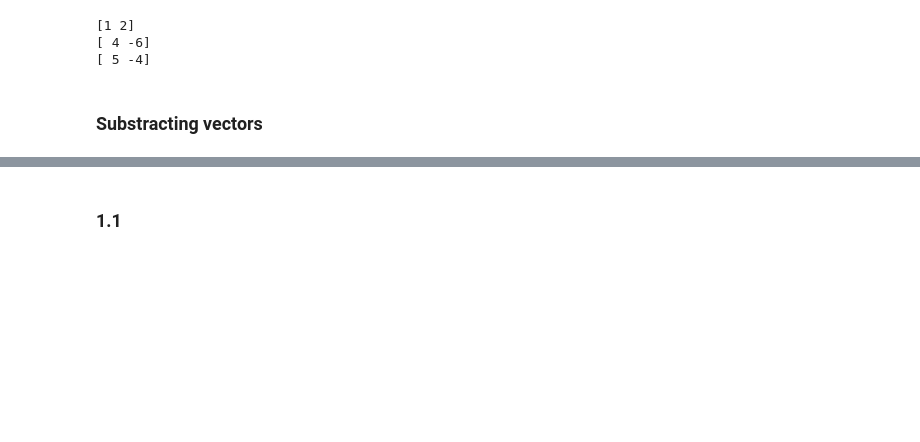
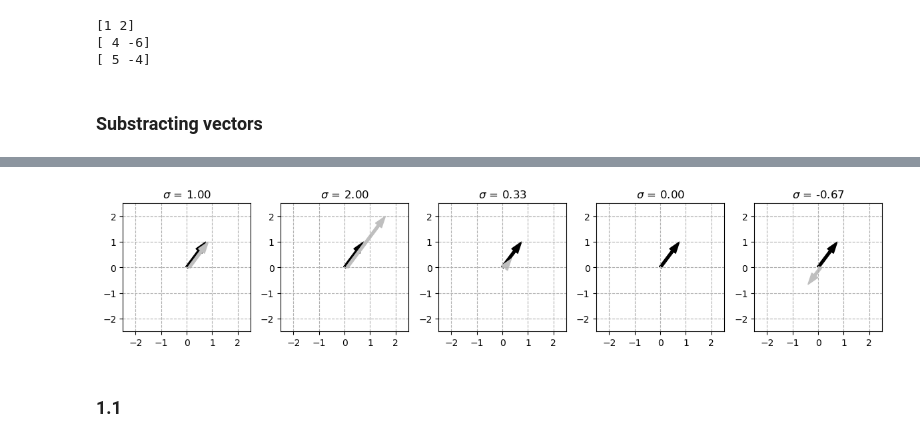
Before and after one commit to refigo/mathematics-vault, a Jupyter notebook: Linear_Algebra/linarg4ds/ch02/ch02_vectors_part1.ipynb, the cells around one changed output, grey strips where cells are left out. Cells and saved outputs as stored; diff of their text form; code cells hidden in the pictures; blank space fills up the shorter version.

```diff
--- a/Linear_Algebra/linarg4ds/ch02/ch02_vectors_part1.ipynb
+++ b/Linear_Algebra/linarg4ds/ch02/ch02_vectors_part1.ipynb
@@ -117,3 +174,35 @@ print(vPlusW)
+# %%
+# Effects of different scalars
+
+# a list of scalars:
+scalars = [ 1, 2, 1/3, 0, -2/3 ]
+
+baseVector = np.array([ .75,1 ])
+
+# create a figure
+fig,axs = plt.subplots(1,len(scalars),figsize=(12,3))
+i = 0 # axis counter
+
+for s in scalars:
+
+    # compute the scaled vector
+    v = s*baseVector
+
+    # plot it
+    axs[i].arrow(0,0,baseVector[0],baseVector[1],head_width=.3,width=.1,color='k',length_includes_head=True)
+    axs[i].arrow(.1,0,v[0],v[1],head_width=.3,width=.1,color=[.75,.75,.75],length_includes_head=True)
+    axs[i].grid(linestyle='--')
+    axs[i].axis('square')
+    axs[i].axis([-2.5,2.5,-2.5,2.5])
+    axs[i].set(xticks=np.arange(-2,3), yticks=np.arange(-2,3))
+    axs[i].set_title(r'$\sigma$' + ' = ' + f'{s:.2f}')
+    i+=1 # update axis counter
+
+plt.tight_layout()
+# plt.savefig('Figure_02_03.png',dpi=300)
+plt.show()
+# %% [output]
+[figure, added]
 # %% [markdown]
 ### 1.1
 # %%
```
Also changed, not shown: parts of 5 cells of this notebook.
